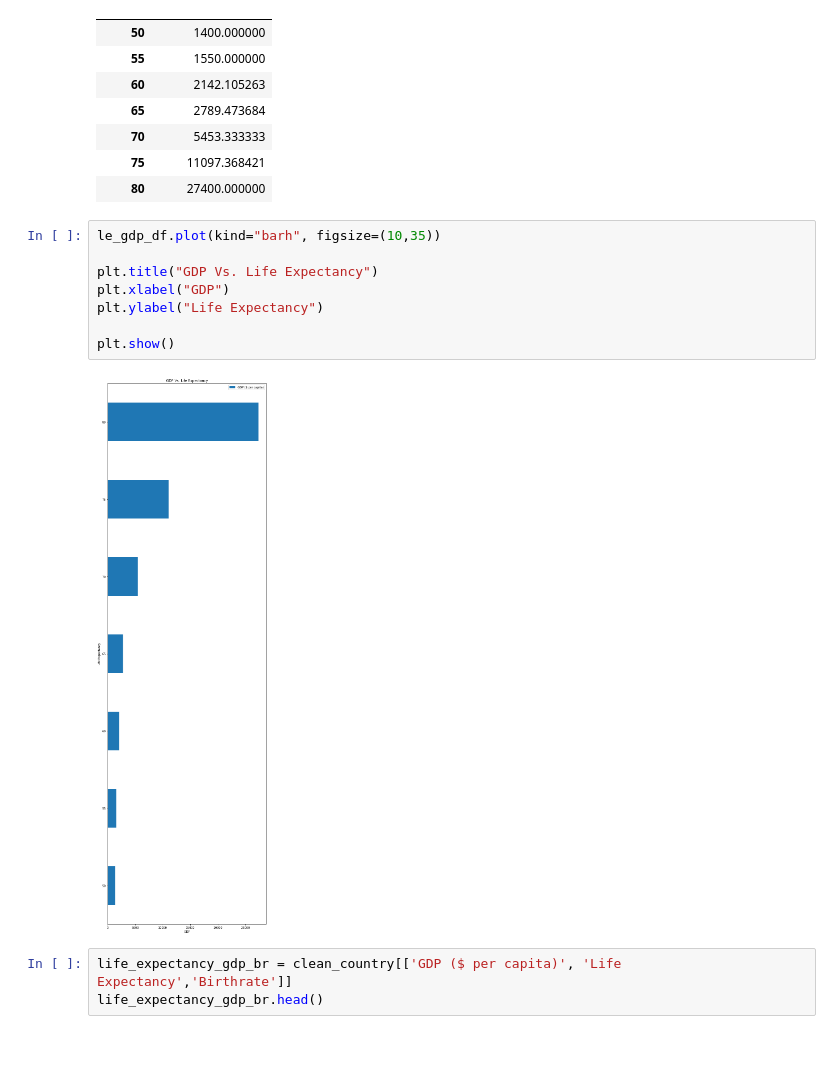
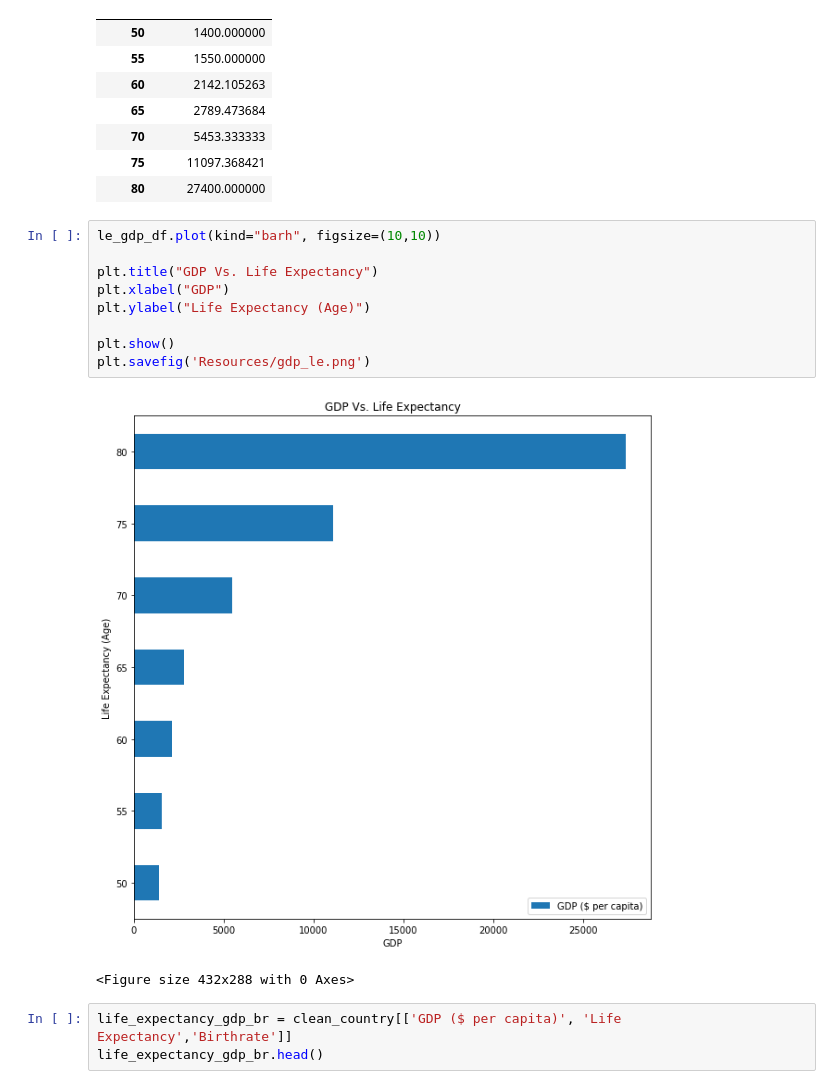
Before and after one commit to rdhaliwal96/group_collaboration, a Jupyter notebook: christine/country_population_analysis_cton.ipynb, the cells around one changed output. Drawn from its saved outputs; the diff is of its cells as text; blank space fills up the shorter version.

Commit message:
adding updated code and graphs

```diff
--- a/christine/country_population_analysis_cton.ipynb
+++ b/christine/country_population_analysis_cton.ipynb
@@ -309,15 +309,17 @@ le_gdp_df
 | 75 | 11097.368421 |
 | 80 | 27400.000000 |
 # %%
-le_gdp_df.plot(kind="barh", figsize=(10,35))
+le_gdp_df.plot(kind="barh", figsize=(10,10))
 
 plt.title("GDP Vs. Life Expectancy")
 plt.xlabel("GDP")
-plt.ylabel("Life Expectancy")
+plt.ylabel("Life Expectancy (Age)")
 
 plt.show()
+plt.savefig('Resources/gdp_le.png')
 # %% [output]
-[figure, old version]
+[figure, new version]
+<Figure size 432x288 with 0 Axes>
 # %%
 life_expectancy_gdp_br = clean_country[['GDP ($ per capita)', 'Life Expectancy','Birthrate']]
 life_expectancy_gdp_br.head()
```
Also changed, not shown: parts of 6 cells of this notebook, 4 other files.
